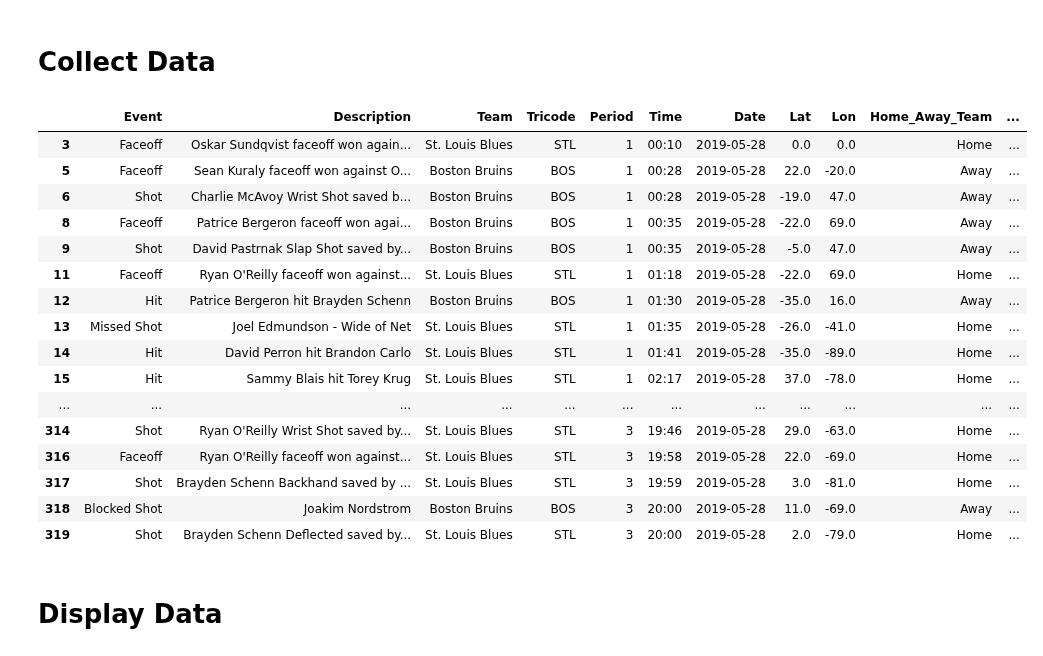
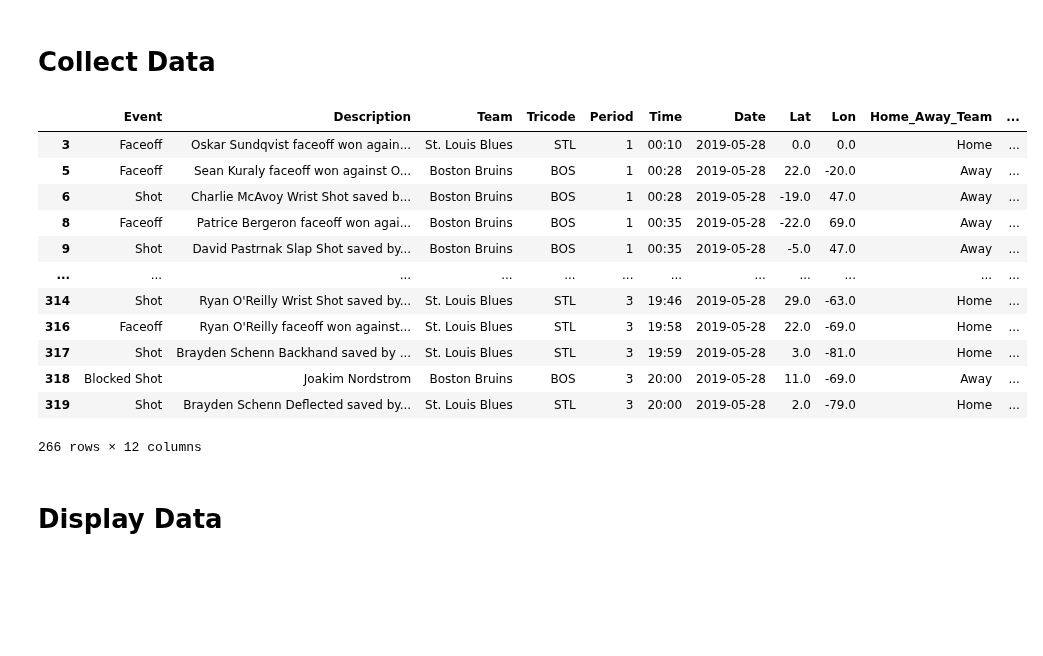
Before and after one commit to vanmeciv/icerinks, a Jupyter notebook: finals/py/Game_1.ipynb, the cells around one changed output. Drawn from its saved outputs; the diff is of its cells as text; code cells hidden in the pictures; blank space fills up the shorter version.

Commit message:
updating dataframe to display less rows

```diff
--- a/finals/py/Game_1.ipynb
+++ b/finals/py/Game_1.ipynb
@@ -170,45 +170,41 @@ df['Swap'] = np.where(df['Period'].values == df['AssigningSides'].astype(int), '
 df['Lon'] = np.where(df['Period'] == 2, df['Lon']*-1, df['Lon'])
 
 # #Transpose the new column over the old "lon" only during the 2nd period
 # df['Lon'] = np.where(df['Period'] == 2, df['AwayLon_2ndPer'], )
 
 
 
 # df['Lon'] = np.where(df['Period'] != 2, df['AwayLon_2ndPer'], 0.0)
 
 
 
 # #NEW CODE (Makes everything on X-Axis Opposite)
 # df['2ndPer_ZoneChange'] = np.where(df['Lon'] != 0, df['Lon']*-1, 0)
 
 
 # #Transpose the New column over the old "Lon"
 # df['Lon'] = np.where(df['Period'] == 2, df['Lon']*-1, 0)
 
-
+pd.set_option("display.max_rows", 30)
 
 df
 
 # # SAVING TO FILE!
 # df.to_csv('2019SCF_events.csv', header = True, mode = 'a')
 # %% [output]
 |  | Event | Description | Team | Tricode | Period | Time | Date | Lat | Lon | Home_Away_Team | ... |
 | 3 | Faceoff | Oskar Sundqvist faceoff won again... | St. Louis Blues | STL | 1 | 00:10 | 2019-05-28 | 0.0 | 0.0 | Home | ... |
 | 5 | Faceoff | Sean Kuraly faceoff won against O... | Boston Bruins | BOS | 1 | 00:28 | 2019-05-28 | 22.0 | -20.0 | Away | ... |
 | 6 | Shot | Charlie McAvoy Wrist Shot saved b... | Boston Bruins | BOS | 1 | 00:28 | 2019-05-28 | -19.0 | 47.0 | Away | ... |
 | 8 | Faceoff | Patrice Bergeron faceoff won agai... | Boston Bruins | BOS | 1 | 00:35 | 2019-05-28 | -22.0 | 69.0 | Away | ... |
 | 9 | Shot | David Pastrnak Slap Shot saved by... | Boston Bruins | BOS | 1 | 00:35 | 2019-05-28 | -5.0 | 47.0 | Away | ... |
-| 11 | Faceoff | Ryan O'Reilly faceoff won against... | St. Louis Blues | STL | 1 | 01:18 | 2019-05-28 | -22.0 | 69.0 | Home | ... |
-| 12 | Hit | Patrice Bergeron hit Brayden Schenn | Boston Bruins | BOS | 1 | 01:30 | 2019-05-28 | -35.0 | 16.0 | Away | ... |
-| 13 | Missed Shot | Joel Edmundson - Wide of Net | St. Louis Blues | STL | 1 | 01:35 | 2019-05-28 | -26.0 | -41.0 | Home | ... |
-| 14 | Hit | David Perron hit Brandon Carlo | St. Louis Blues | STL | 1 | 01:41 | 2019-05-28 | -35.0 | -89.0 | Home | ... |
-| 15 | Hit | Sammy Blais hit Torey Krug | St. Louis Blues | STL | 1 | 02:17 | 2019-05-28 | 37.0 | -78.0 | Home | ... |
 | ... | ... | ... | ... | ... | ... | ... | ... | ... | ... | ... | ... |
 | 314 | Shot | Ryan O'Reilly Wrist Shot saved by... | St. Louis Blues | STL | 3 | 19:46 | 2019-05-28 | 29.0 | -63.0 | Home | ... |
 | 316 | Faceoff | Ryan O'Reilly faceoff won against... | St. Louis Blues | STL | 3 | 19:58 | 2019-05-28 | 22.0 | -69.0 | Home | ... |
 | 317 | Shot | Brayden Schenn Backhand saved by ... | St. Louis Blues | STL | 3 | 19:59 | 2019-05-28 | 3.0 | -81.0 | Home | ... |
 | 318 | Blocked Shot | Joakim Nordstrom | Boston Bruins | BOS | 3 | 20:00 | 2019-05-28 | 11.0 | -69.0 | Away | ... |
 | 319 | Shot | Brayden Schenn Deflected saved by... | St. Louis Blues | STL | 3 | 20:00 | 2019-05-28 | 2.0 | -79.0 | Home | ... |
+266 rows × 12 columns
 # %% [markdown]
 # Display Data
 # %%
```
